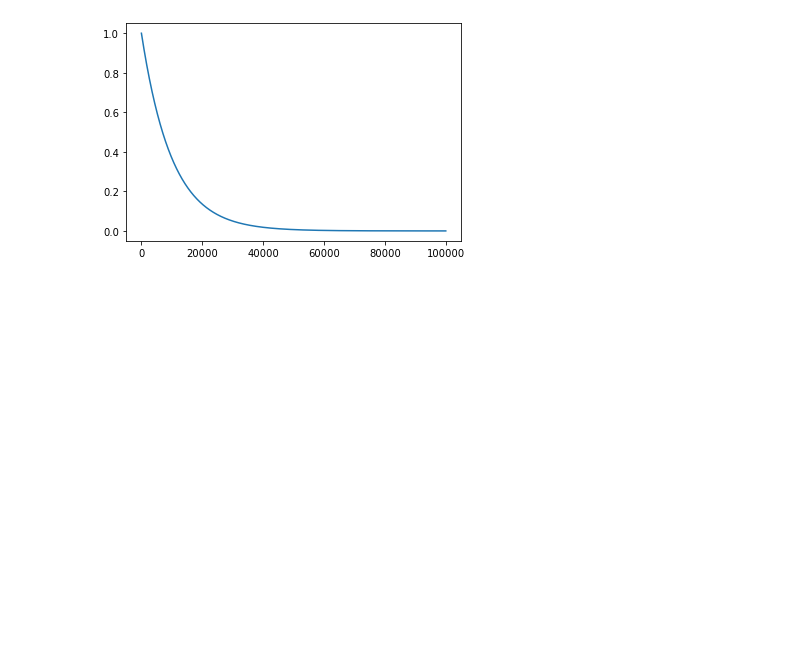
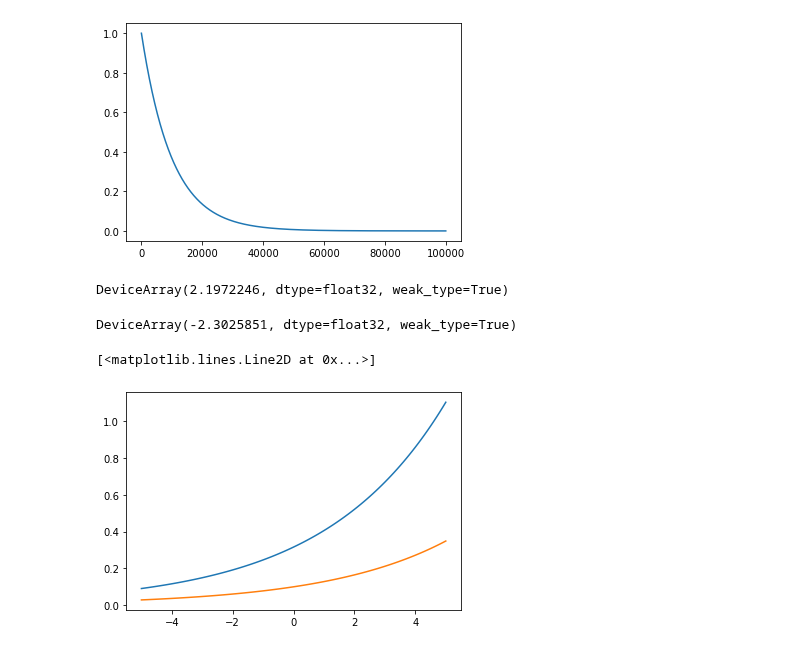
Before and after one commit to lindermanlab/ssm-jax, a Jupyter notebook: notebooks/univar-svm-example.ipynb, the cells around one changed output. Cells and saved outputs as stored; diff of their text form; code cells hidden in the pictures; blank space fills up the shorter version.

```diff
--- a/notebooks/univar-svm-example.ipynb
+++ b/notebooks/univar-svm-example.ipynb
@@ -235,3 +235,22 @@ plt.plot(tilt_temperatures)
 # %% [output]
 [<matplotlib.lines.Line2D at 0x...>]
 [figure]
+# %%
+x = 0.9
+np.log(x / (1 - x))
+# %% [output]
+DeviceArray(2.1972246, dtype=float32, weak_type=True)
+# %%
+np.log(0.1)
+# %% [output]
+DeviceArray(-2.3025851, dtype=float32, weak_type=True)
+# %%
+log_beta = -2.303
+state = np.linspace(-5, 5, 101)
+y = np.sqrt(np.exp(log_beta) * np.exp(state / 2.0))
+yp = np.exp(log_beta) * np.sqrt(np.exp(state / 2.0))
+plt.plot(state, y)
+plt.plot(state, yp)
+# %% [output]
+[<matplotlib.lines.Line2D at 0x...>]
+[figure, added]
```
Also changed, not shown: parts of 3 cells of this notebook, 7 other files.
